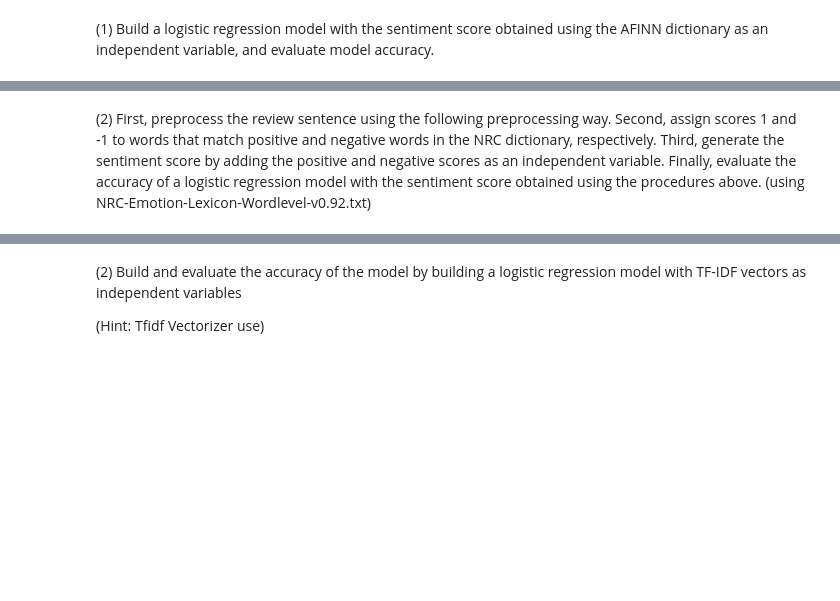
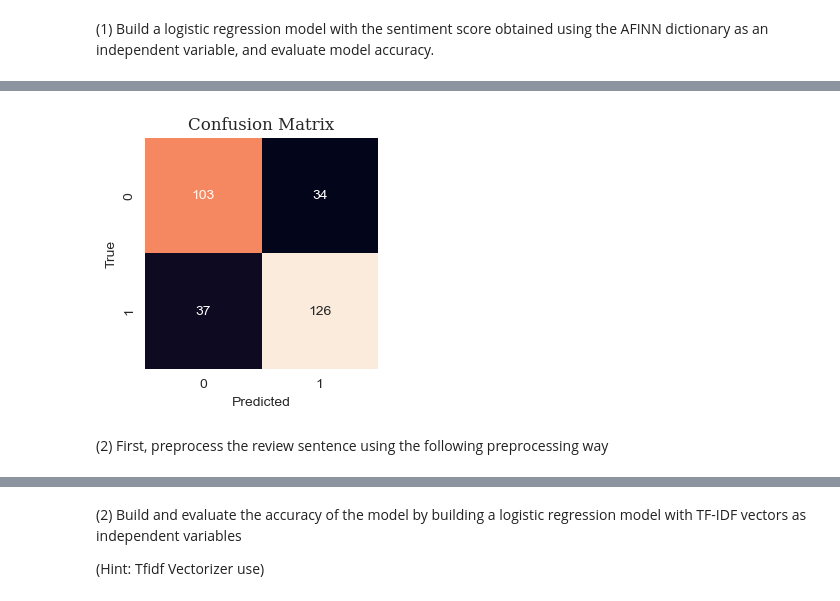
Before and after one commit to Tommylee1013/Webscraping, a Jupyter notebook: Homeworks/Homework04.ipynb, the cells around one changed output, grey strips where cells are left out. Saved outputs shown, nothing was run; the diff lists cells and outputs as text; code cells hidden in the pictures; blank space fills up the shorter version.

```diff
--- a/Homeworks/Homework04.ipynb
+++ b/Homeworks/Homework04.ipynb
@@ -7,3 +20,21 @@ Please put IMDB sentiment (positive, negative) of movie review data ( IMDB Datas
 # %% [markdown]
 (1) Build a logistic regression model with the sentiment score obtained using the AFINN dictionary
 as an independent variable, and evaluate model accuracy.
+# %%
+train_y = review['sentiment'][0:700]  # 70% train dataset
+test_y = review['sentiment'][700:1000] # 30% test dataset
+# %%
+from afinn import Afinn
+afinn = Afinn()
+n = 1000
+score_list = []
+for row in review['review'][0:n]:
+    afscore = afinn.score(row)
+    score_list.append(afscore)
+train_x = score_list[0:700]
+test_x = score_list[700:1000]
+# %%
+from sklearn.linear_model import LogisticRegression
+
+model = LogisticRegression()
+model.fit(np.array(train_x).reshape(-1,1), np.array(train_y))
@@ -9,0 +51,4 @@ as an independent variable, and evaluate model accuracy.
+# %%
+from sklearn.metrics import accuracy_score, classification_report, confusion_matrix
+y_pred = model.predict(np.array(test_x).reshape(-1,1))
+print(classification_report(test_y, y_pred))
@@ -10,2 +64,14 @@ as an independent variable, and evaluate model accuracy.
+# %%
+import seaborn as sns
+import matplotlib.pyplot as plt
+cm = confusion_matrix(test_y, y_pred)
+plt.figure(figsize = (3, 3))
+sns.heatmap(cm, annot = True, fmt = 'd', cbar = False)
+plt.xlabel('Predicted')
+plt.ylabel('True')
+plt.title('Confusion Matrix', fontsize = 12, fontfamily = 'Serif')
+plt.show()
+# %% [output]
+[figure, added]
 # %% [markdown]
-(2) First, preprocess the review sentence using the following preprocessing way. Second, assign scores 1 and -1 to words that match positive and negative words in the NRC dictionary, respectively. Third, generate the sentiment score by adding the positive and negative scores as an independent variable. Finally, evaluate the accuracy of a logistic regression model with the sentiment score obtained using the procedures above. (using NRC-Emotion-Lexicon-Wordlevel-v0.92.txt)
+(2) First, preprocess the review sentence using the following preprocessing way
```
Also changed, not shown: parts of 47 cells of this notebook.
